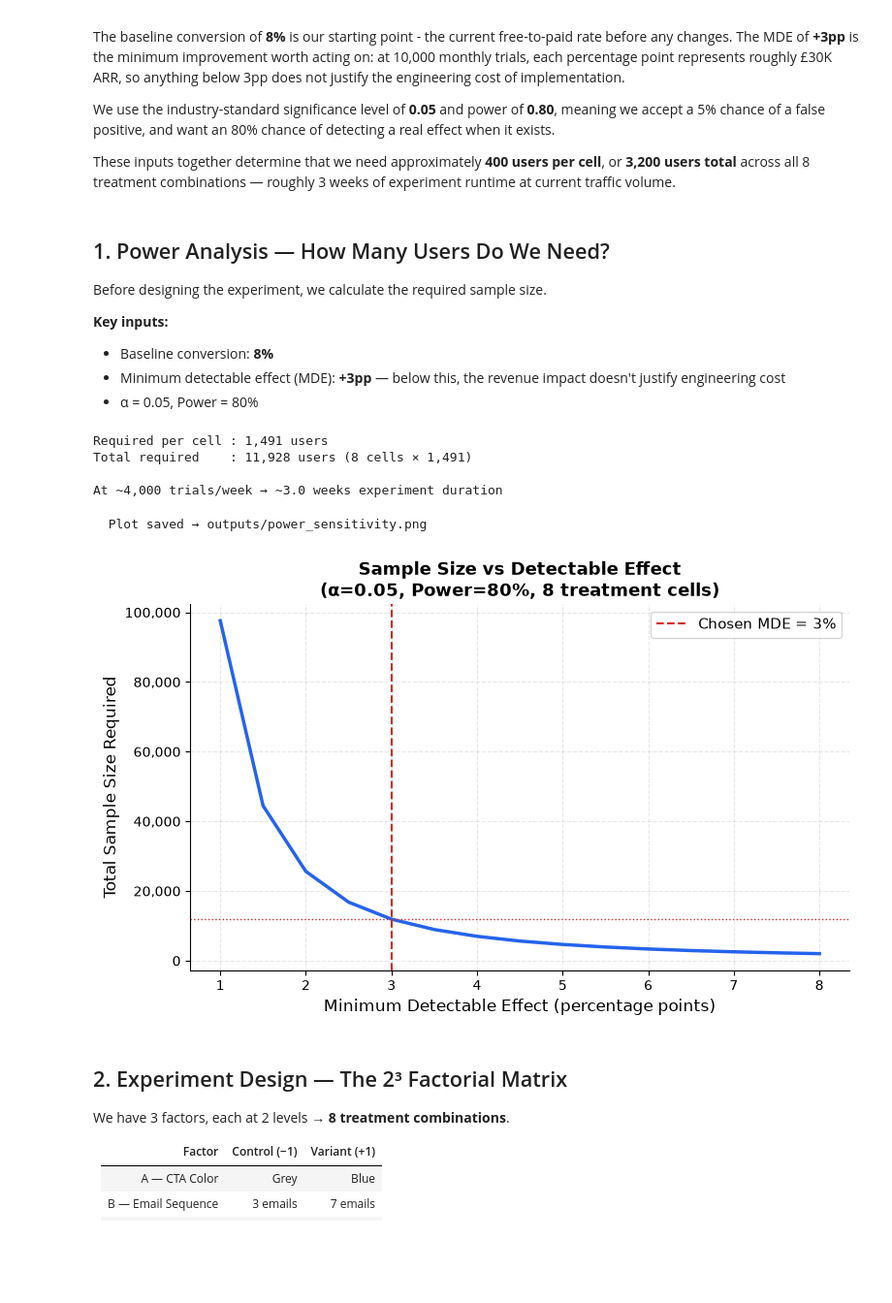
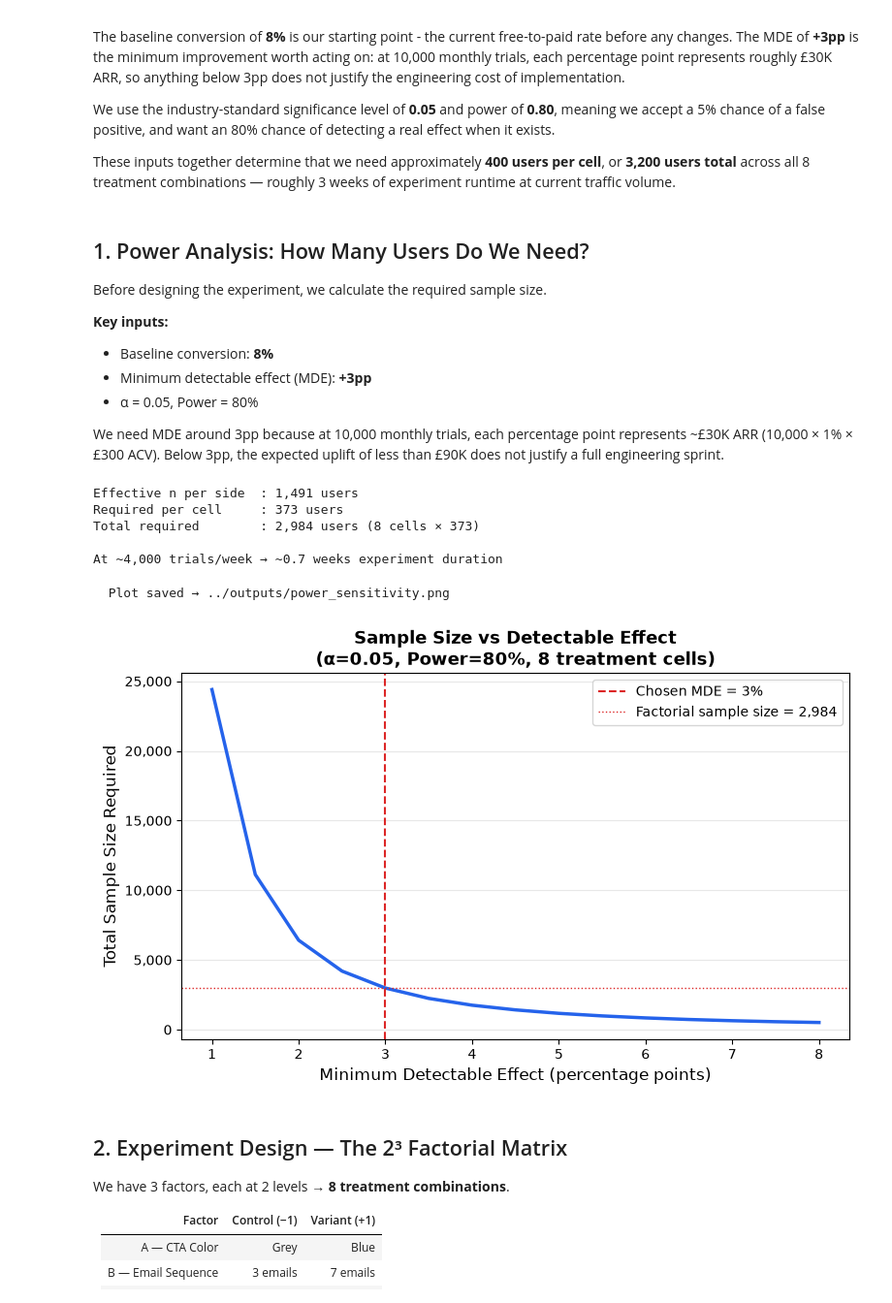
Before and after one commit to sophieanalytics/onboarding-experiment-design, a Jupyter notebook: notebooks/full_analysis.ipynb, the cells around one changed output. Shown at 97% size. Cells and saved outputs as stored; diff of their text form; code cells hidden in the pictures; blank space fills up the shorter version.

```diff
--- a/notebooks/full_analysis.ipynb
+++ b/notebooks/full_analysis.ipynb
@@ -48,14 +46,17 @@ These inputs together determine that we need approximately **400 users per
 cell**, or **3,200 users total** across all 8 treatment combinations — roughly
 3 weeks of experiment runtime at current traffic volume.
 # %% [markdown]
-## 1. Power Analysis — How Many Users Do We Need?
+## 1. Power Analysis: How Many Users Do We Need?
 
 Before designing the experiment, we calculate the required sample size.
 
 **Key inputs:**
 - Baseline conversion: **8%**
-- Minimum detectable effect (MDE): **+3pp** — below this, the revenue impact doesn't justify engineering cost
+- Minimum detectable effect (MDE): **+3pp**
 - α = 0.05, Power = 80%
+
+
+We need MDE around 3pp because at 10,000 monthly trials, each percentage point represents ~£30K ARR (10,000 × 1% × £300 ACV). Below 3pp, the expected uplift of less than £90K does not justify a full engineering sprint.
 # %%
 from power_analysis import calculate_sample_size, plot_sensitivity
 
@@ -66,27 +67,39 @@ POWER    = 0.80
 N_CELLS  = 8  # 2^3 treatment combinations
 MONTHLY_TRIAL_USERS  = 10_000
 ACV_GBP = 300  # Annual Contract Value per paid user
-
-
-n_per_cell = calculate_sample_size(BASELINE, MDE, ALPHA, POWER)
-total      = n_per_cell * N_CELLS
-
-print(f"Required per cell : {n_per_cell:,} users")
-print(f"Total required    : {total:,} users ({N_CELLS} cells × {n_per_cell:,})")
-print(f"\nAt ~4,000 trials/week → ~{total/4000:.1f} weeks experiment duration")
-# %% [output]
-Required per cell : 1,491 users
-Total required    : 11,928 users (8 cells × 1,491)
-
-At ~4,000 trials/week → ~3.0 weeks experiment duration
+# %%
+n_effective = calculate_sample_size(BASELINE, MDE, ALPHA, POWER)
+n_per_cell  = int(np.ceil(n_effective / (N_CELLS / 2)))
+total       = n_per_cell * N_CELLS
+
+print(f"Effective n per side  : {n_effective:,} users")
+print(f"Required per cell     : {n_per_cell:,} users")
+print(f"Total required        : {total:,} users ({N_CELLS} cells × {n_per_cell:,})")
+print(f"\nAt ~4,000 trials/week → ~{total/4000:.1f} weeks experiment duration")
+# %% [output]
+Effective n per side  : 1,491 users
+Required per cell     : 373 users
+Total required        : 2,984 users (8 cells × 373)
+
+At ~4,000 trials/week → ~0.7 weeks experiment duration
 # %%
-plot_sensitivity(baseline=BASELINE, alpha=ALPHA, power=POWER,
-                 save_path = "outputs/power_sensitivity.png")
+plot_sensitivity(
+    baseline  = BASELINE,
+    alpha     = ALPHA,
+    power     = POWER,
+    total     = total,
+    save_path = "../outputs/power_sensitivity.png"
+)
 
-plot_sensitivity(baseline=BASELINE, alpha=ALPHA, power=POWER)
+plot_sensitivity(
+    baseline  = BASELINE,
+    alpha     = ALPHA,
+    power     = POWER,
+    total     = total
+)
 # %% [output]
-  Plot saved → outputs/power_sensitivity.png
+  Plot saved → ../outputs/power_sensitivity.png
-[figure, old version]
+[figure, new version]
 # %% [markdown]
 ## 2. Experiment Design — The 2³ Factorial Matrix
 
```
Also changed, not shown: parts of 17 cells of this notebook, 7 other files.
